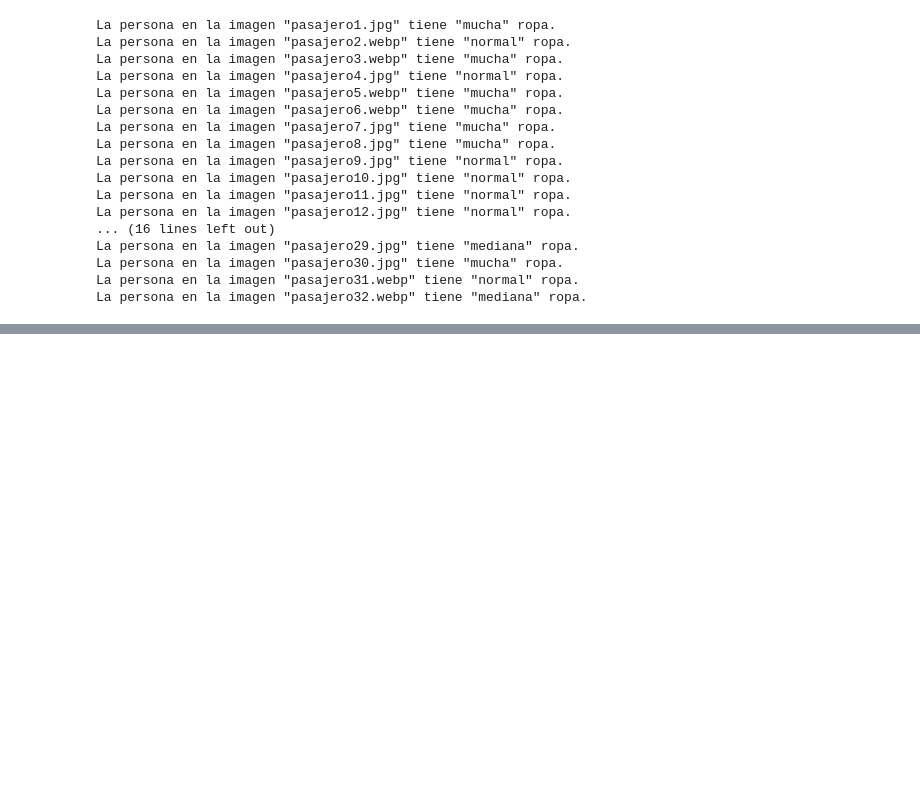
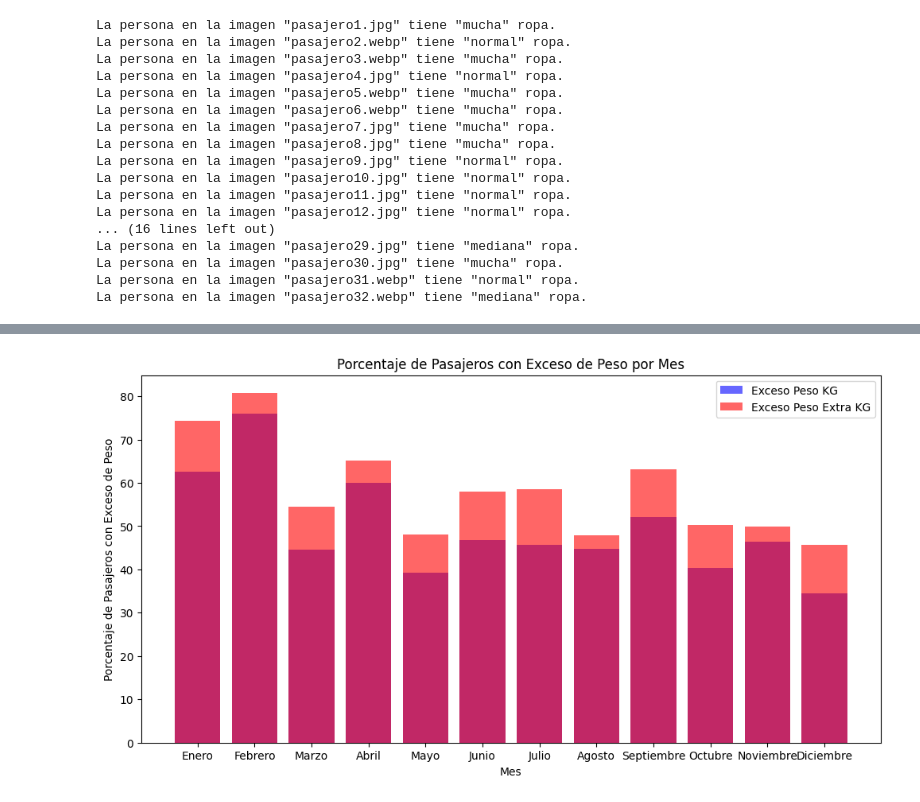
Before and after one commit to fcordovav/Proyecto_INFO147_2024_I, a Jupyter notebook: src/main.ipynb, the cells around one changed output, grey strips where cells are left out. Drawn from its saved outputs; the diff is of its cells as text; code cells hidden in the pictures; blank space fills up the shorter version.

```diff
--- a/src/main.ipynb
+++ b/src/main.ipynb
@@ -157,0 +233,98 @@ La persona en la imagen "pasajero32.webp" tiene "mediana" ropa.
+# %%
+import pandas as pd
+import matplotlib.pyplot as plt
+import os
+
+
+folder_1 = '../db_Final'
+folder_2 = '../resultado_analisis'
+archivo_final = os.path.join(folder_1, 'db_Final.xlsx')
+archivo_resultados = os.path.join(folder_2, 'bd_resultados.xlsx')
+archivo_filtrado = os.path.join(folder_1, 'BD_Trafico_aereo_filtrado.xlsx')
+
+
+df_final = pd.read_excel(archivo_final)
+df_resultados = pd.read_excel(archivo_resultados)
+df_filtrado = pd.read_excel(archivo_filtrado)
+
+# Porcentaje de Exceso de Peso por Mes
+porcentaje_exceso_peso = pd.DataFrame(columns=['Mes', 'Exceso_peso_kg', 'Exceso_peso_extra_kg'])
+
+for mes in df_final['Mes'].unique():
+    total_pasajeros = len(df_final[df_final['Mes'] == mes])
+    exceso_peso_kg = len(df_final[(df_final['Mes'] == mes) & (df_final['Exceso_peso_kg'] == True)]) / total_pasajeros * 100
+    exceso_peso_extra_kg = len(df_final[(df_final['Mes'] == mes) & (df_final['Exceso_peso_extra_kg'] == True)]) / total_pasajeros * 100
+
+    porcentaje_exceso_peso = pd.concat([porcentaje_exceso_peso, pd.DataFrame({
+        'Mes': [mes],
+        'Exceso_peso_kg': [exceso_peso_kg],
+        'Exceso_peso_extra_kg': [exceso_peso_extra_kg]
+    })], ignore_index=True)
+porcentaje_exceso_peso['Mes'] = pd.Categorical(porcentaje_exceso_peso['Mes'], categories=[
+    "Enero", "Febrero", "Marzo", "Abril", "Mayo", "Junio",
+    "Julio", "Agosto", "Septiembre", "Octubre", "Noviembre", "Diciembre"
+], ordered=True)
+porcentaje_exceso_peso = porcentaje_exceso_peso.sort_values('Mes')
+
+plt.figure(figsize=(12, 6))
+plt.bar(porcentaje_exceso_peso['Mes'], porcentaje_exceso_peso['Exceso_peso_kg'], color='b', alpha=0.6, label='Exceso Peso KG')
+plt.bar(porcentaje_exceso_peso['Mes'], porcentaje_exceso_peso['Exceso_peso_extra_kg'], color='r', alpha=0.6, label='Exceso Peso Extra KG')
+plt.xlabel('Mes')
+plt.ylabel('Porcentaje de Pasajeros con Exceso de Peso')
+plt.title('Porcentaje de Pasajeros con Exceso de Peso por Mes')
+plt.legend()
+plt.show()
+
+# Promedio de Pasajeros por Mes Basado en Carga
+
+promedio_pasajeros_por_mes = []
+
+for mes in range(1, 13):
+    df_mes = df_filtrado[df_filtrado['Mes'] == mes]
+    suma_mes = int(((df_mes["CARGA (Ton)"] * 1000).mean()) / 2)
+    promedio_pasajeros_por_mes.append({'Mes': mes, 'Promedio_Pasajeros': suma_mes})
+
+
+promedio_pasajeros_df = pd.DataFrame(promedio_pasajeros_por_mes)
+promedio_pasajeros_df['Mes'] = pd.Categorical(promedio_pasajeros_df['Mes'], categories=range(1, 13), ordered=True)
+promedio_pasajeros_df = promedio_pasajeros_df.sort_values('Mes')
+
+
+plt.figure(figsize=(12, 6))
+plt.plot(promedio_pasajeros_df['Mes'], promedio_pasajeros_df['Promedio_Pasajeros'], marker='o', linestyle='-', color='green')
+plt.xlabel('Mes')
+plt.ylabel('Promedio de Pasajeros')
+plt.ylim(14000, 18000)
+plt.yticks(range(14000, 18001, 1000))
+plt.title('Promedio de Pasajeros por Mes Basado en Carga')
+plt.grid(True)
+plt.show()
+
+# Relación entre el Número de Pasajeros y el Peso Total (PESO_KG y PESO_KG_EXTRA)
+peso_total = df_resultados['PESO_KG'].sum()
+peso_extra_total = df_resultados['PESO_KG_EXTRA'].sum()
+
+plt.figure(figsize=(10, 6))
+plt.scatter(df_resultados['PESO_KG'], df_resultados['PESO_KG_EXTRA'], alpha=0.7, color='purple')
+plt.xlabel('Peso KG')
+plt.ylabel('Peso KG Extra')
+plt.title('Relación entre Peso KG y Peso KG Extra')
+plt.grid(True)
+plt.show()
+
+# Crea grafico para relacion por mes entre peso extra de pasajeros en el avion vs el peso normal y su diferencia con el peso promedio del avion.
+
+sumas_por_mes = df_final.groupby('Mes')[['PESO_P_AVION', 'PESO_EXTRA_AVION']].sum()
+
+plt.figure(figsize=(12, 6))
+sumas_por_mes.plot(kind='bar', color=['blue', 'orange'])
+plt.xlabel('Mes')
+plt.ylabel('Suma Total')
+plt.title('Comparativa entre PESO_P_AVION y PESO_EXTRA_AVION por Mes')
+plt.xticks(rotation=45)
+plt.legend(title='Tipo de Peso')
+plt.grid(axis='y', linestyle='--', alpha=0.7)
+plt.tight_layout()
+plt.show()
+# %% [output]
+[figure, added]
```
Also changed, not shown: parts of 4 cells of this notebook, 2 other files.
